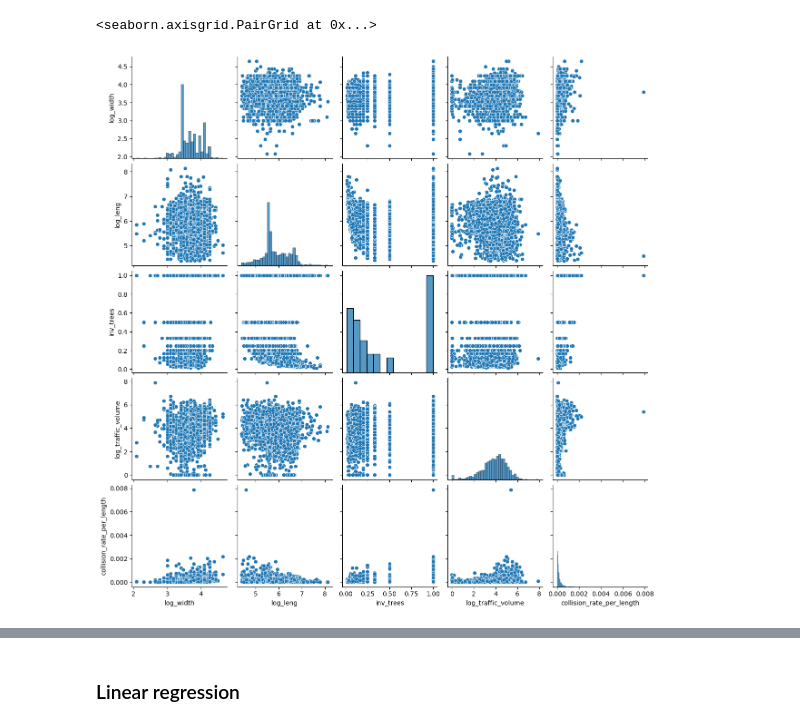
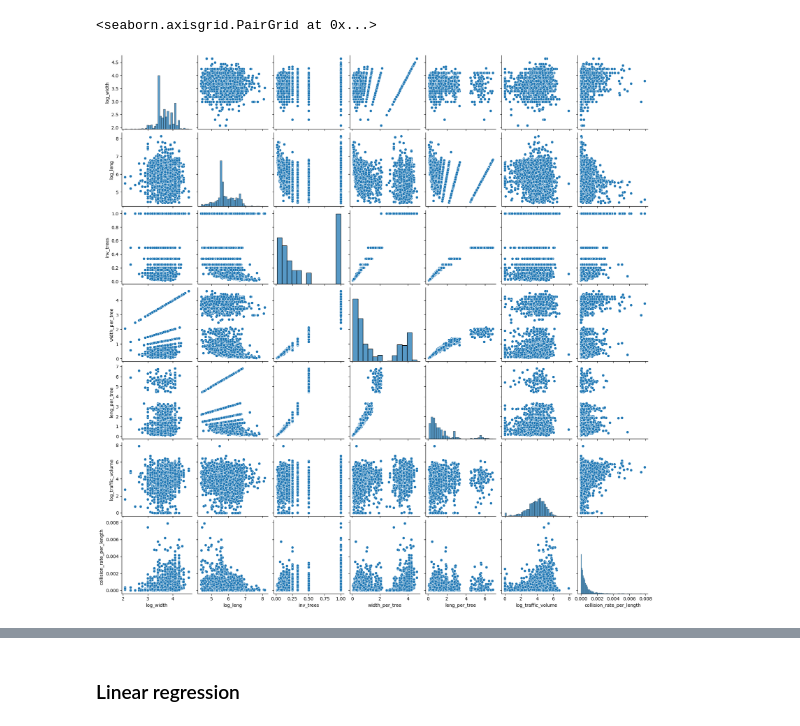
Before and after one commit to jacobvhook/road-speed, a Jupyter notebook: examples/regression.ipynb, the cells around one changed output, grey strips where cells are left out. Drawn from its saved outputs; the diff is of its cells as text; code cells hidden in the pictures.

```diff
--- a/examples/regression.ipynb
+++ b/examples/regression.ipynb
@@ -46,8 +46,11 @@ collisions_train["is_rd"] = is_rd_mask
 collisions_train["log_leng"] = np.log(collisions_train["shape_leng"])
 collisions_train["log_width"] = np.log(collisions_train["st_width"])
 collisions_train["inv_trees"] = 1.0 / (1 + collisions_train["n_trees"])
-collisions_train["trees_per_leng"] = (
-    collisions_train["n_trees"] / collisions_train["shape_leng"]
+collisions_train["leng_per_tree"] = collisions_train["log_leng"] / (
+    1 + collisions_train["n_trees"]
+)
+collisions_train["width_per_tree"] = collisions_train["log_width"] / (
+    1 + collisions_train["n_trees"]
 )
 collisions_train["log_traffic_volume"] = np.log1p(collisions_train["traffic_volume"])
 # %%
@@ -66,8 +71,15 @@ linear_reg_features = [
 # %%
 import seaborn as sns
 
-cont_features = ["log_width", "log_leng", "inv_trees", "log_traffic_volume"]
+cont_features = [
+    "log_width",
+    "log_leng",
+    "inv_trees",
+    "width_per_tree",
+    "leng_per_tree",
+    "log_traffic_volume",
+]
 sns.pairplot(collisions_train[cont_features + ["collision_rate_per_length"]])
 # %% [output]
 <seaborn.axisgrid.PairGrid at 0x...>
-[figure, old version]
+[figure, new version]
```
Also changed, not shown: parts of 59 cells of this notebook, 2 other files.
